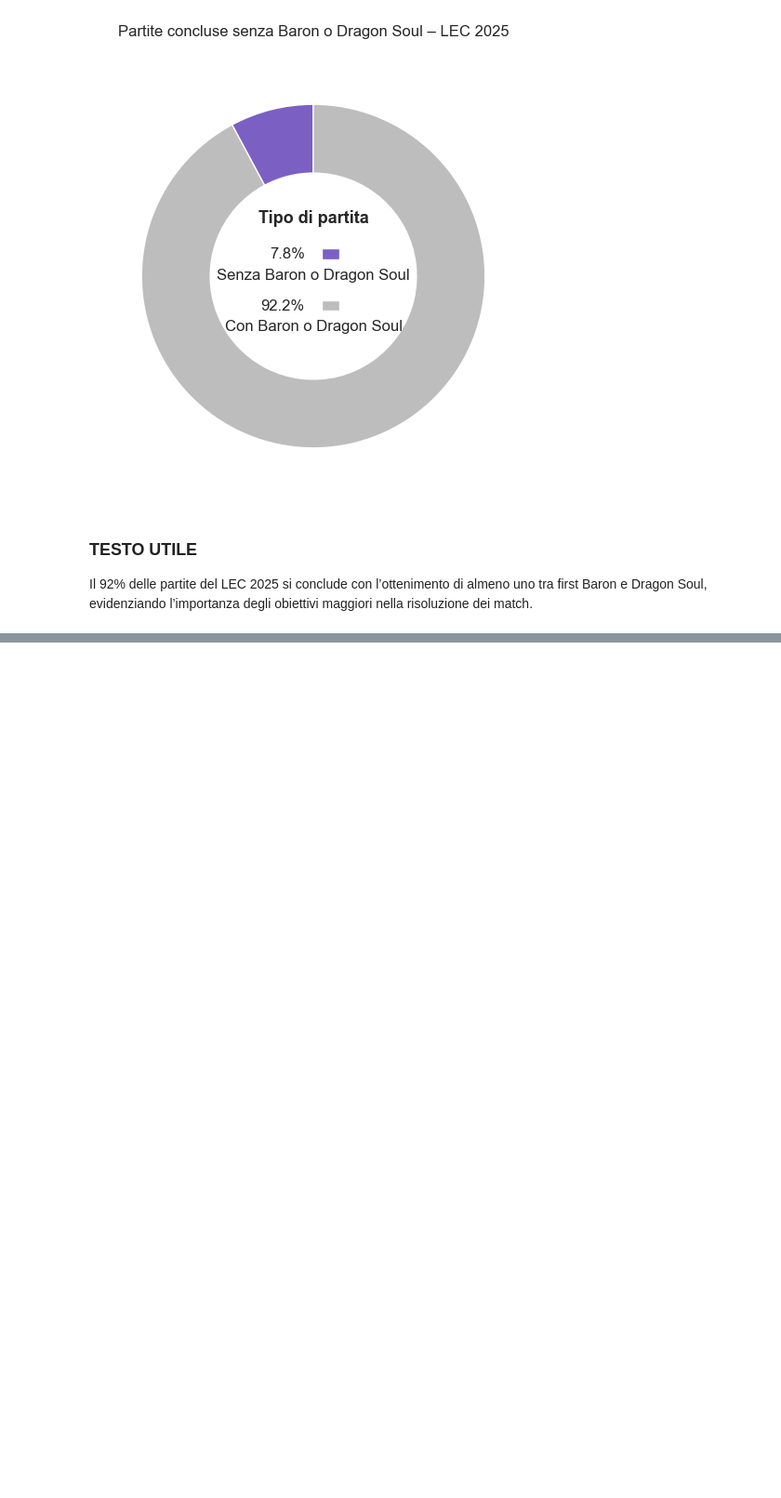
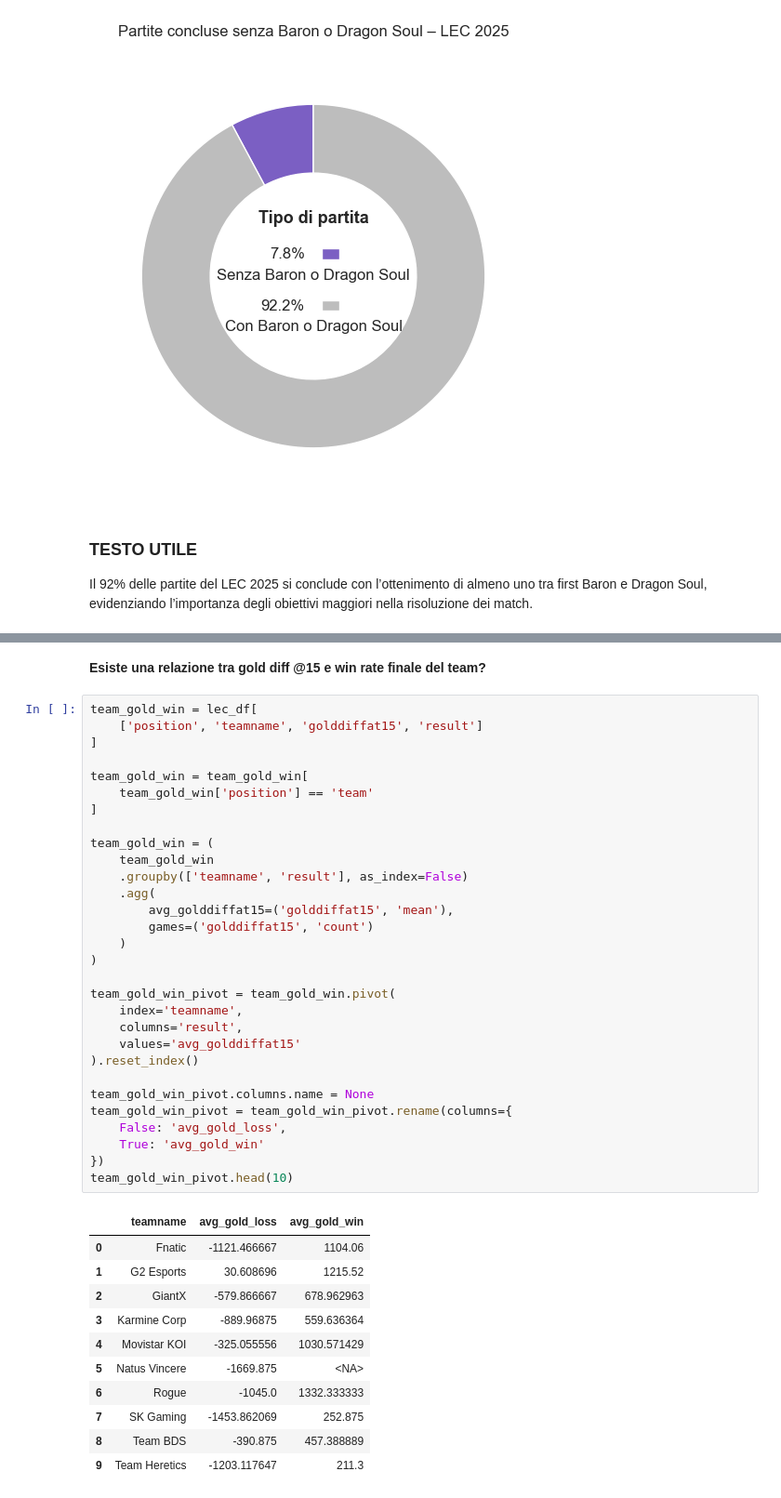
Before and after one commit to AnalystEca/G2-project-analysis, a Jupyter notebook: G2_analisi.ipynb, the cells around one changed output, grey strips where cells are left out. Shown at 93% size. Drawn from its saved outputs; the diff is of its cells as text; blank space fills up the shorter version.

```diff
--- a/G2_analisi.ipynb
+++ b/G2_analisi.ipynb
@@ -794,0 +892,44 @@ Il 92% delle partite del LEC 2025 si conclude con l’ottenimento di almeno uno
+# %% [markdown]
+**Esiste una relazione tra gold diff @15 e win rate finale del team?**
+# %%
+team_gold_win = lec_df[
+    ['position', 'teamname', 'golddiffat15', 'result']
+]
+
+team_gold_win = team_gold_win[
+    team_gold_win['position'] == 'team'
+]
+
+team_gold_win = (
+    team_gold_win
+    .groupby(['teamname', 'result'], as_index=False)
+    .agg(
+        avg_golddiffat15=('golddiffat15', 'mean'),
+        games=('golddiffat15', 'count')
+    )
+)
+
+team_gold_win_pivot = team_gold_win.pivot(
+    index='teamname',
+    columns='result',
+    values='avg_golddiffat15'
+).reset_index()
+
+team_gold_win_pivot.columns.name = None
+team_gold_win_pivot = team_gold_win_pivot.rename(columns={
+    False: 'avg_gold_loss',
+    True: 'avg_gold_win'
+})
+team_gold_win_pivot.head(10)
+# %% [output]
+|  | teamname | avg_gold_loss | avg_gold_win |
+| 0 | Fnatic | -1121.466667 | 1104.06 |
+| 1 | G2 Esports | 30.608696 | 1215.52 |
+| 2 | GiantX | -579.866667 | 678.962963 |
+| 3 | Karmine Corp | -889.96875 | 559.636364 |
+| 4 | Movistar KOI | -325.055556 | 1030.571429 |
+| 5 | Natus Vincere | -1669.875 | <NA> |
+| 6 | Rogue | -1045.0 | 1332.333333 |
+| 7 | SK Gaming | -1453.862069 | 252.875 |
+| 8 | Team BDS | -390.875 | 457.388889 |
+| 9 | Team Heretics | -1203.117647 | 211.3 |
```
Also changed, not shown: parts of 7 cells of this notebook, 1 other file.
